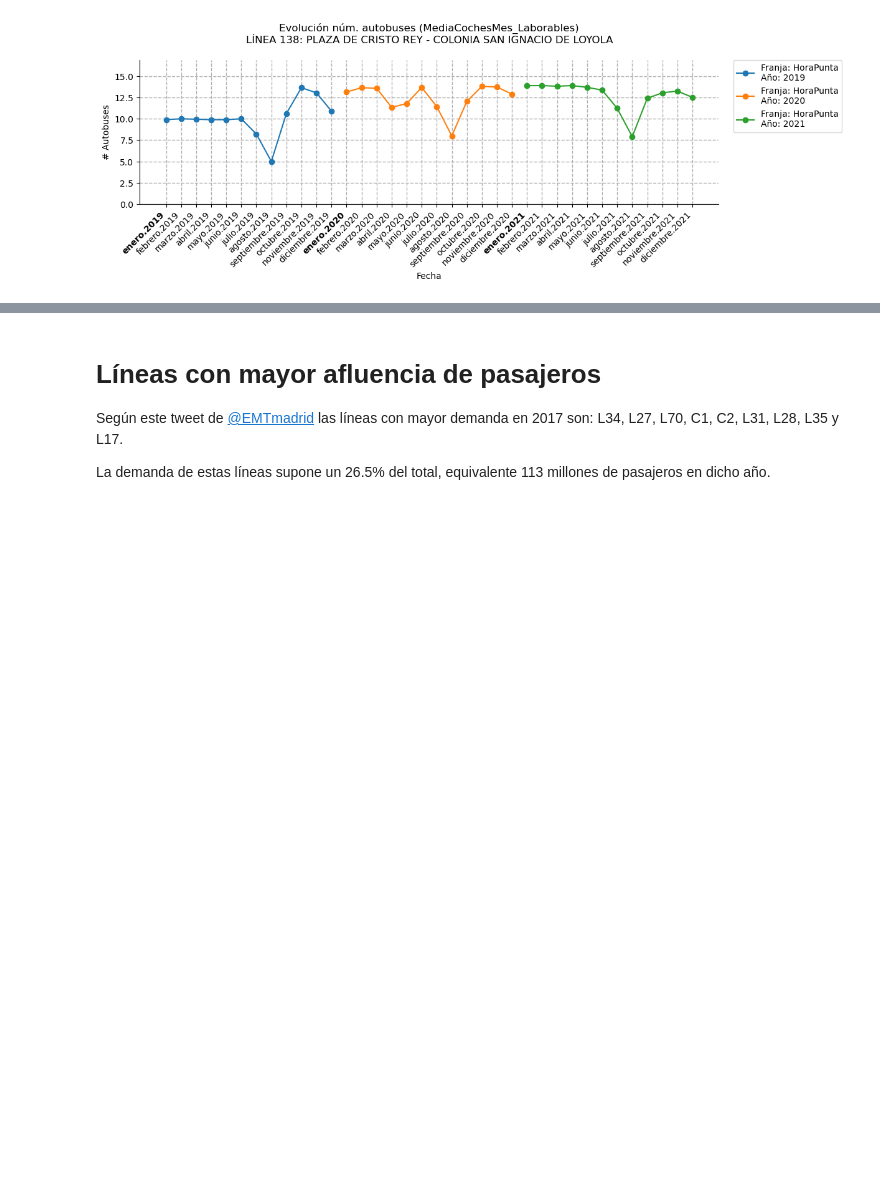
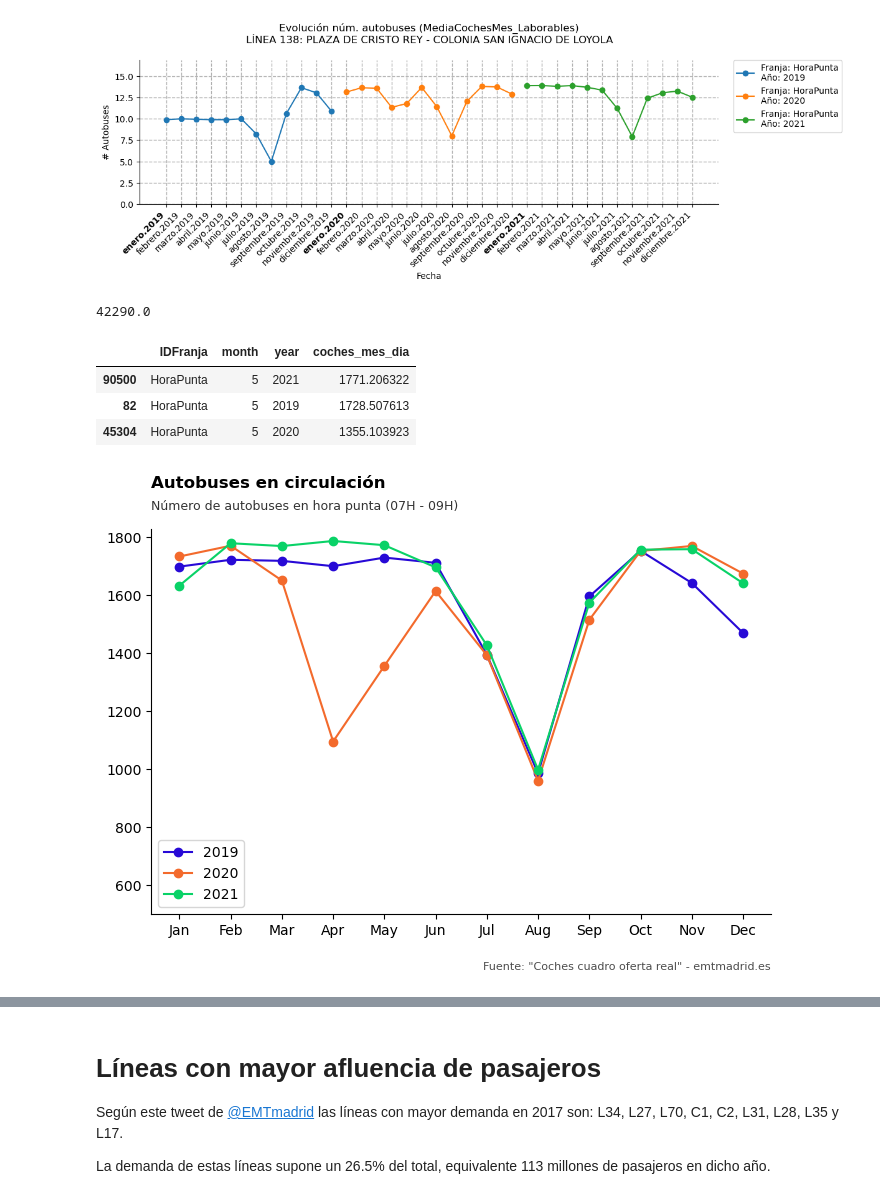
Before and after one commit to nacholopex/emt_madrid, a Jupyter notebook: 2022_emt_evolucion.ipynb, the cells around one changed output, grey strips where cells are left out. Saved outputs shown, nothing was run; the diff lists cells and outputs as text; code cells hidden in the pictures; blank space fills up the shorter version.

```diff
--- a/2022_emt_evolucion.ipynb
+++ b/2022_emt_evolucion.ipynb
@@ -93,3 +95,7 @@ def graficar(dataset: pd.DataFrame,num_linea:int,franja:str,valores:str='MediaCo
 graficar(dataset=oferta,num_linea=138,franja='HoraPunta',valores='MediaCochesMes_Laborables')
 # %% [output]
 [figure]
+# %%
+oferta[(oferta['IDFranja']=='H08') & (oferta['fechaCorta']==pd.to_datetime('24/05/2021',dayfirst=True))]['Coches'].sum()
+# %% [output]
+42290.0
@@ -95,0 +108,38 @@ graficar(dataset=oferta,num_linea=138,franja='HoraPunta',valores='MediaCochesMes
+# %%
+oferta.loc[(oferta['IDFranja']=='HoraPunta') &(oferta['month']==5),['IDFranja','month','year','coches_mes_dia']].drop_duplicates().sort_values(by=['coches_mes_dia'],ascending=False)
+# %% [output]
+|  | IDFranja | month | year | coches_mes_dia |
+| 90500 | HoraPunta | 5 | 2021 | 1771.206322 |
+| 82 | HoraPunta | 5 | 2019 | 1728.507613 |
+| 45304 | HoraPunta | 5 | 2020 | 1355.103923 |
+# %%
+fig, ax = plt.subplots(figsize=(8, 5),dpi=100)
+COLORES = ['#2709d6','#f36a2c','#09d267']
+for i_color,year in enumerate(range(2019,2022)):
+    ax.plot(oferta.loc[(oferta['IDFranja']=='HoraPunta')&(oferta['year']==year),['IDFranja','month','year','coches_mes_dia']].drop_duplicates().set_index(['month'])[['coches_mes_dia']],'-o',label=str(year),color=COLORES[i_color])
+
+ax.spines.right.set_visible(False)
+ax.spines.top.set_visible(False)
+ax.set_ylim(500)
+ax.set_xticks(range(1,13))
+ax.set_xticklabels(pd.date_range('2022-01-01','2022-12-31',freq='MS').strftime("%b").tolist())
+ax.set_title('Autobuses en circulación',loc='left',size=12,pad=30,weight='bold')
+# Add in title and subtitle
+ax.text(x=.125, y=.92,
+        s="Número de autobuses en hora punta (07H - 09H)",
+        transform=fig.transFigure,
+        ha='left',
+        fontsize=9,
+        alpha=.8)
+# Set source text
+ax.text(x=.54, y=0,
+        s="""Fuente: "Coches cuadro oferta real" - emtmadrid.es""",
+        transform=fig.transFigure,
+        ha='left',
+        fontsize=8,
+        alpha=.7)
+ax.legend()
+ax.plot()
+fig.savefig(fname='images/autobueses_circulación.png')
+# %% [output]
+[figure, added]
```
Also changed, not shown: parts of 9 cells of this notebook, 1 other file.
